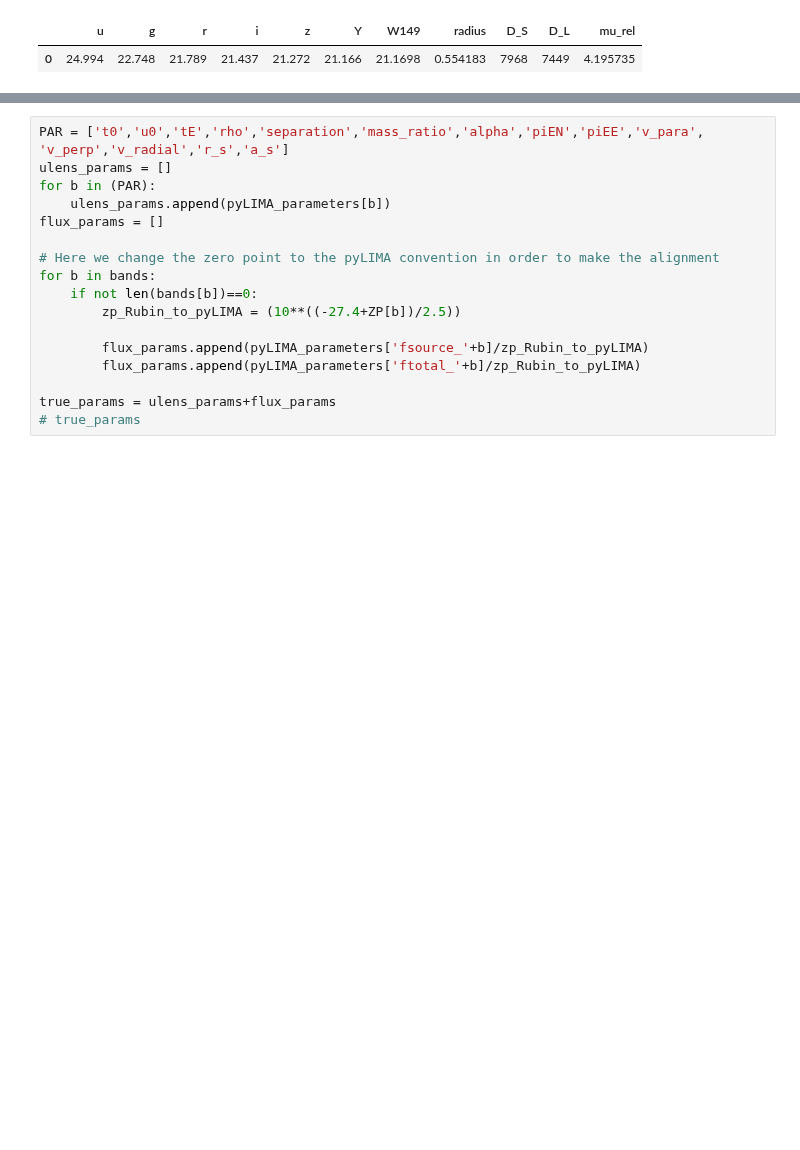
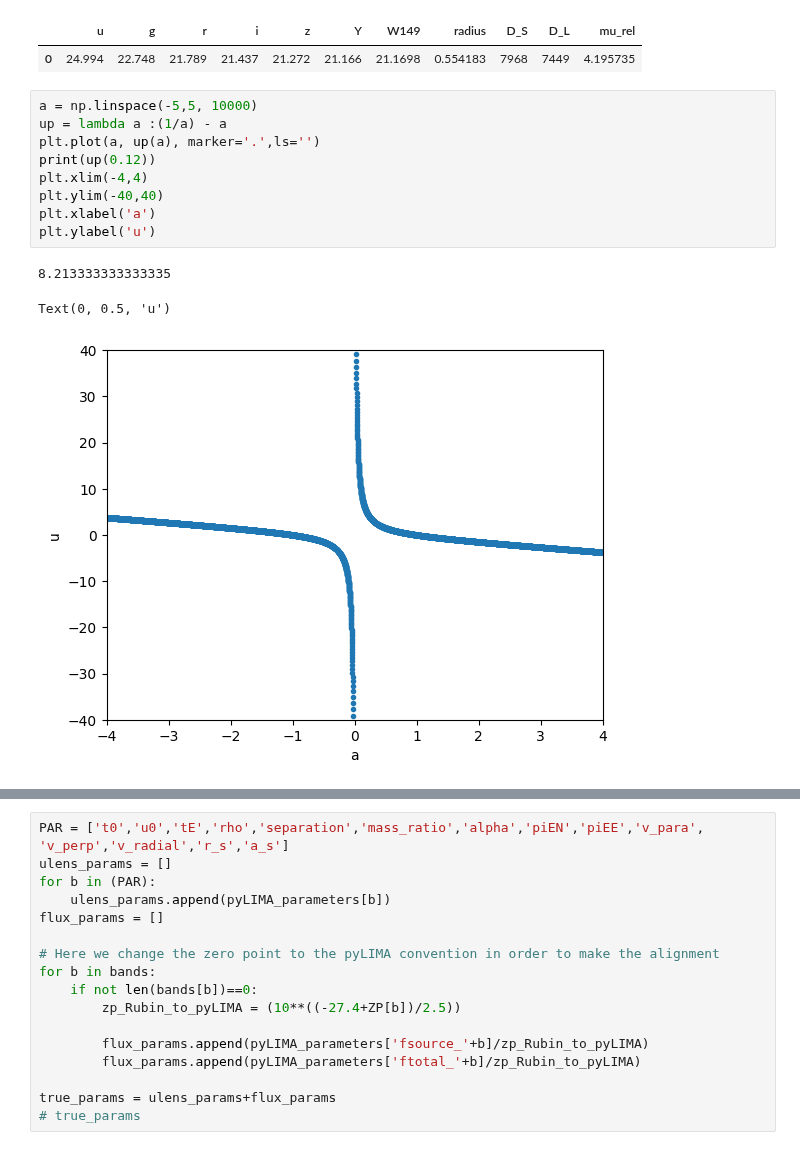
Before and after one commit to anibal-art/roman_rubin, a Jupyter notebook: notebooks/Orbital_motion.ipynb, the cells around one changed output, grey strips where cells are left out. Cells and saved outputs as stored; diff of their text form; blank space fills up the shorter version.

```diff
--- a/notebooks/Orbital_motion.ipynb
+++ b/notebooks/Orbital_motion.ipynb
@@ -191,3 +215,16 @@ display(data)
 Data of the source and relative proper motion:
 |  | u | g | r | i | z | Y | W149 | radius | D_S | D_L | mu_rel |
 | 0 | 24.994 | 22.748 | 21.789 | 21.437 | 21.272 | 21.166 | 21.1698 | 0.554183 | 7968 | 7449 | 4.195735 |
+# %%
+a = np.linspace(-5,5, 10000)
+up = lambda a :(1/a) - a
+plt.plot(a, up(a), marker='.',ls='')
+print(up(0.12))
+plt.xlim(-4,4)
+plt.ylim(-40,40)
+plt.xlabel('a')
+plt.ylabel('u')
+# %% [output]
+8.213333333333335
+Text(0, 0.5, 'u')
+[figure, added]
```
Also changed, not shown: parts of 19 cells of this notebook, 1 other file.
